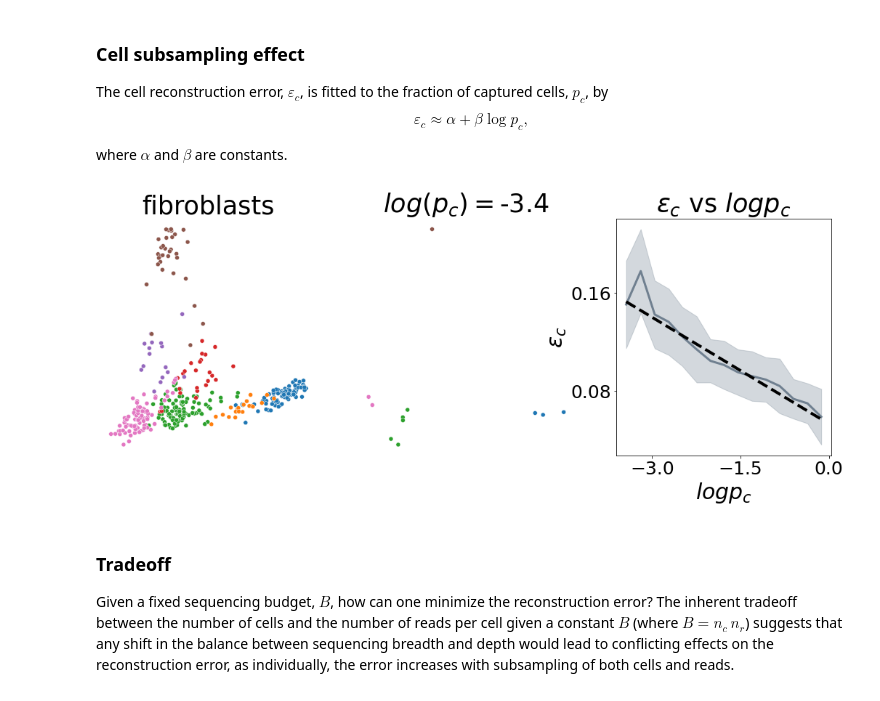
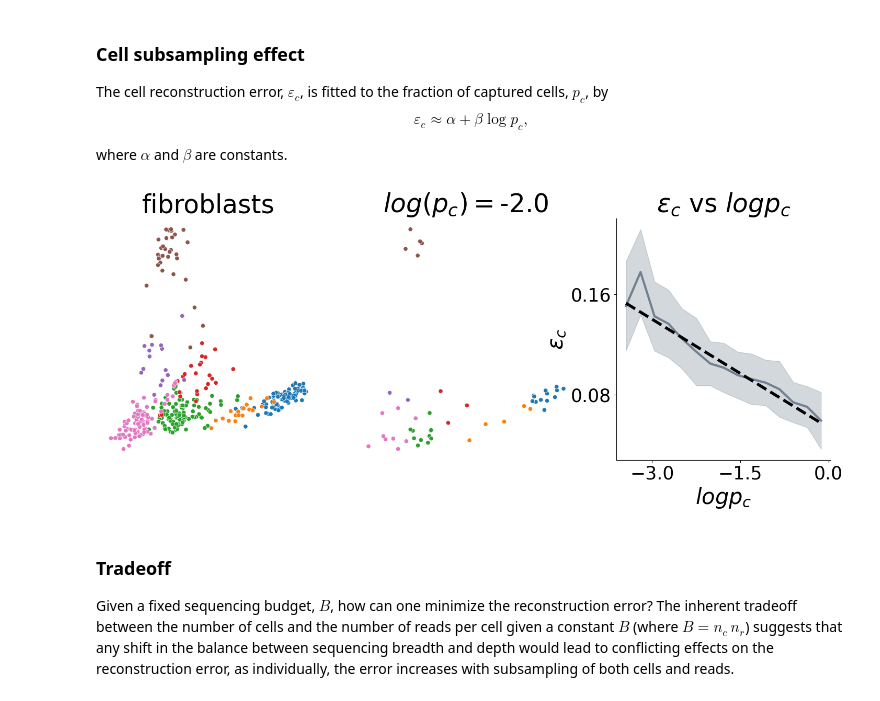
Before and after one commit to nitzanlab/trajectory_reconstruction_tradeoff, a Jupyter notebook: notebooks/reconstruction_results.ipynb, the cells around one changed output. Cells and saved outputs as stored; diff of their text form; code cells hidden in the pictures.

```diff
--- a/notebooks/reconstruction_results.ipynb
+++ b/notebooks/reconstruction_results.ipynb
@@ -96,27 +95,27 @@ where $\alpha$ and $\beta$ are constants.
 # %%
 # plot cell subsampling trend
 L_cell = T.io.read_output(dataset, outdir=outdir, sample='cells')
 
 ncols =  3
 nrows = 1
 fig, ax = plt.subplots(nrows, ncols, figsize=(6 * ncols, 6*nrows))
 
 # plotting true and an instance of subsampled trajectory
-pc = L_cell['pc'].min()
-sX, psX, lsX, psD, sD, psP, ix, pca = traj.subsample(pc=pc, pt=1)
+pc = np.exp(-2.0)
+sX, psX, lsX, psD, sD, sn_neighbors, psP, ix, pca = traj.subsample(pc=pc, pt=1)
 T.pl.plot_project_pca2d(traj.pX, meta=traj.meta, ax=ax[0], title=title, legend=False, palette=palette)
 T.pl.plot_project_pca2d(psX, meta=traj.meta.loc[ix], ax=ax[1], title=cell_title(pc), legend=False, palette=palette)
 
 # compute and plot cell subsampling model
 xcol = cell_fit
 xlabel = r'$log p_c$'
 ycol = err_fit
 ylabel = r'$\varepsilon_c$'
 groupby = 'pc'
 
 model_cell = T.pl.plot_tradeoff(L_cell, xcol=xcol, ycol=ycol, ylabel=ylabel, xlabel=xlabel, ax=ax[2], groupby=groupby, add_fit=True)
 # %% [output]
-[figure, old version]
+[figure, new version]
 # %% [markdown]
 ### Tradeoff
 Given a fixed sequencing budget, $B$, how can one minimize the reconstruction error?
```
Also changed, not shown: parts of 5 cells of this notebook, 16 other files.
